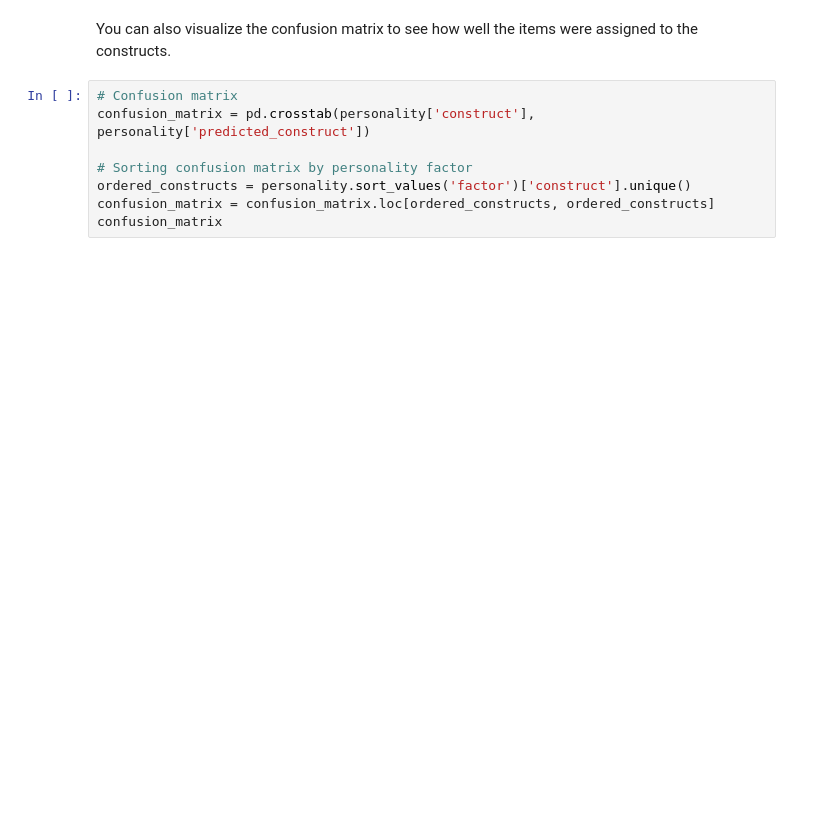
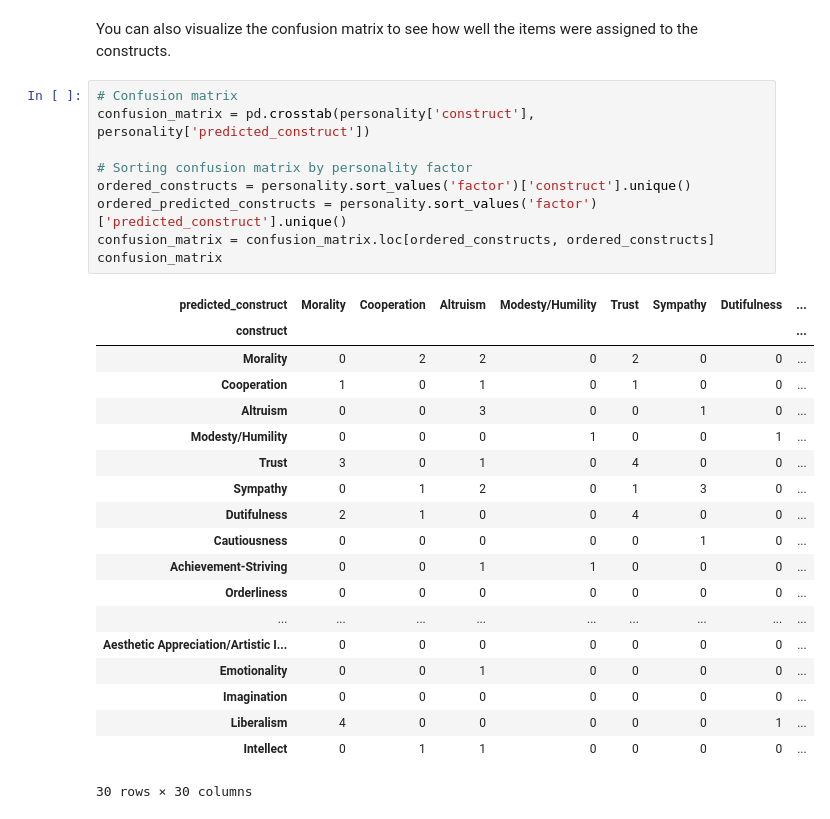
Before and after one commit to Zak-Hussain/LLM4BeSci_GSERM2024, a Jupyter notebook: day_2/day_2.ipynb, the cells around one changed output. Cells and saved outputs as stored; diff of their text form; blank space fills up the shorter version.

```diff
--- a/day_2/day_2.ipynb
+++ b/day_2/day_2.ipynb
@@ -164,11 +340,32 @@ You can also visualize the confusion matrix to see how well the items were assig
 # %%
 # Confusion matrix
 confusion_matrix = pd.crosstab(personality['construct'], personality['predicted_construct'])
 
 # Sorting confusion matrix by personality factor
 ordered_constructs = personality.sort_values('factor')['construct'].unique()
+ordered_predicted_constructs = personality.sort_values('factor')['predicted_construct'].unique()
 confusion_matrix = confusion_matrix.loc[ordered_constructs, ordered_constructs]
 confusion_matrix
+# %% [output]
+| predicted_construct | Morality | Cooperation | Altruism | Modesty/Humility | Trust | Sympathy | Dutifulness | ... |
+| construct |  |  |  |  |  |  |  | ... |
+| Morality | 0 | 2 | 2 | 0 | 2 | 0 | 0 | ... |
+| Cooperation | 1 | 0 | 1 | 0 | 1 | 0 | 0 | ... |
+| Altruism | 0 | 0 | 3 | 0 | 0 | 1 | 0 | ... |
+| Modesty/Humility | 0 | 0 | 0 | 1 | 0 | 0 | 1 | ... |
+| Trust | 3 | 0 | 1 | 0 | 4 | 0 | 0 | ... |
+| Sympathy | 0 | 1 | 2 | 0 | 1 | 3 | 0 | ... |
+| Dutifulness | 2 | 1 | 0 | 0 | 4 | 0 | 0 | ... |
+| Cautiousness | 0 | 0 | 0 | 0 | 0 | 1 | 0 | ... |
+| Achievement-Striving | 0 | 0 | 1 | 1 | 0 | 0 | 0 | ... |
+| Orderliness | 0 | 0 | 0 | 0 | 0 | 0 | 0 | ... |
+| ... | ... | ... | ... | ... | ... | ... | ... | ... |
+| Aesthetic Appreciation/Artistic I... | 0 | 0 | 0 | 0 | 0 | 0 | 0 | ... |
+| Emotionality | 0 | 0 | 1 | 0 | 0 | 0 | 0 | ... |
+| Imagination | 0 | 0 | 0 | 0 | 0 | 0 | 0 | ... |
+| Liberalism | 4 | 0 | 0 | 0 | 0 | 0 | 1 | ... |
+| Intellect | 0 | 1 | 1 | 0 | 0 | 0 | 0 | ... |
+30 rows × 30 columns
 # %%
 # Plotting confusion matrix without numbers in cells
 fig, ax = plt.subplots(figsize=(16, 12))
```
Also changed, not shown: parts of 17 cells of this notebook.
